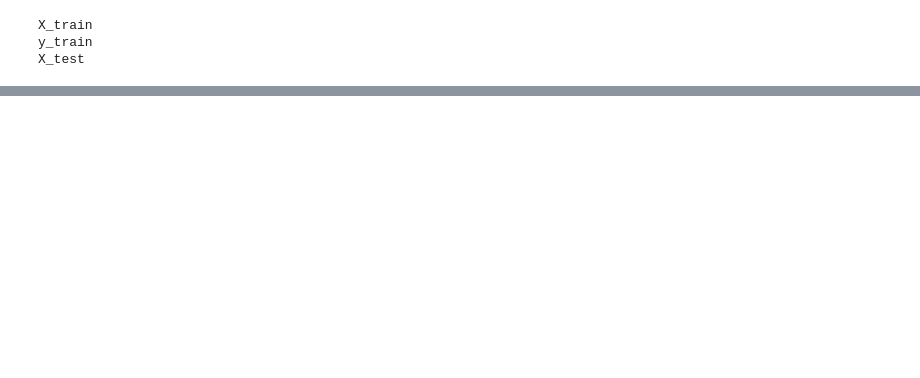
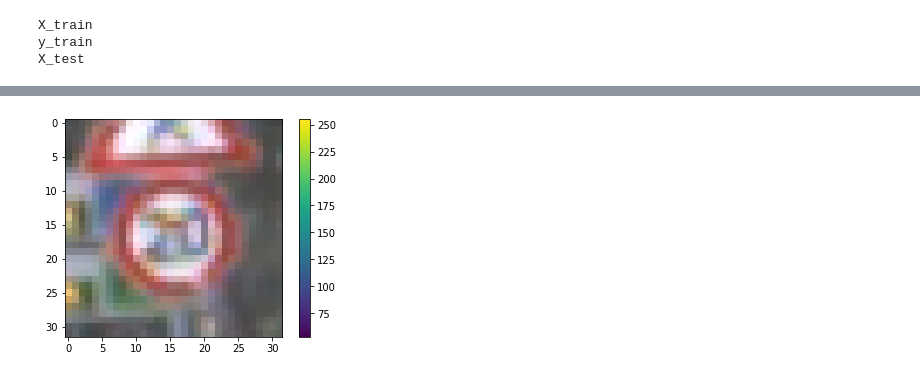
Before and after one commit to BrianNguyen214/KagCompImgClass, a Jupyter notebook: Kaggle4.ipynb, the cells around one changed output, grey strips where cells are left out. Saved outputs shown, nothing was run; the diff lists cells and outputs as text; code cells hidden in the pictures; blank space fills up the shorter version.

```diff
--- a/Kaggle4.ipynb
+++ b/Kaggle4.ipynb
@@ -33,0 +58,8 @@ print(X_test.shape)
+# %%
+plt.figure()
+plt.imshow(X_train[0])
+plt.colorbar()
+plt.grid(False)
+plt.show()
+# %% [output]
+[figure, added]
```
Also changed, not shown: parts of 13 cells of this notebook, 1 other file.
